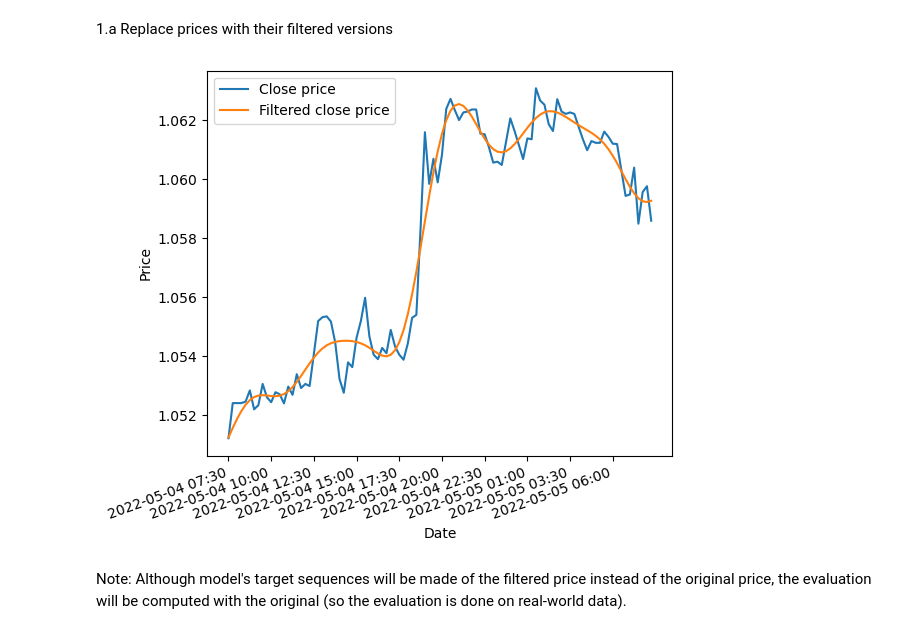
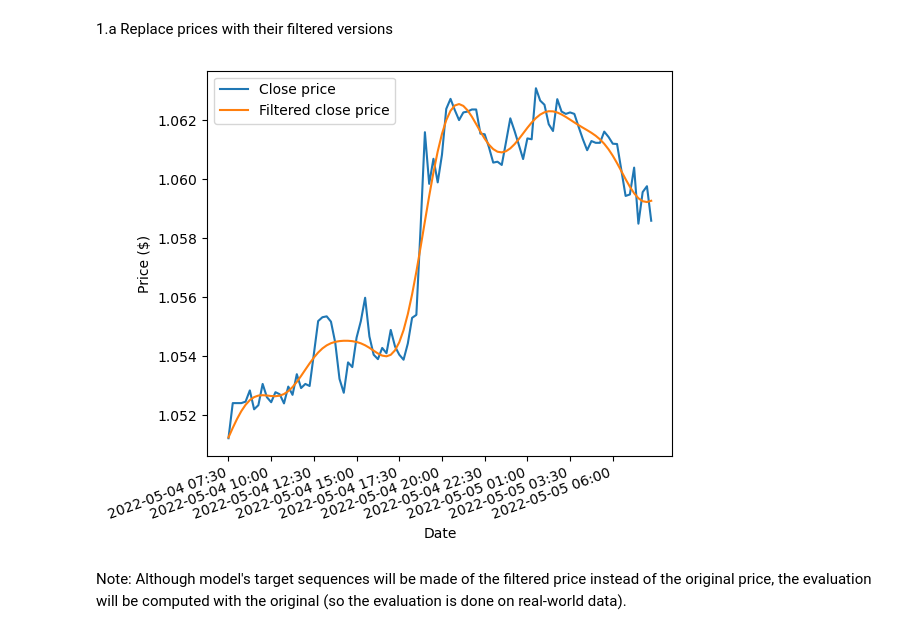
Before and after one commit to pribylr/bp, a Jupyter notebook: thesis_showcase.ipynb, the cells around one changed output. Cells and saved outputs as stored; diff of their text form; code cells hidden in the pictures.

```diff
--- a/thesis_showcase.ipynb
+++ b/thesis_showcase.ipynb
@@ -41,5 +41,7 @@ data.head()
 # %% [markdown]
 ## 1. Data preparation
+# %%
+data = data[data.shape[0]//2:]
 # %% [markdown]
 Model will be trained on input sequences of length 32 (eight hours) and target sequences of length 8 (two hours)
 # %%
@@ -60,19 +62,19 @@ data['bw_close'] = filtfilt(b, a, data['close'])
 # %%
 fig = plt.figure(figsize=(6, 5))
 ax1 = fig.add_subplot(111)
 
 ax1.plot(data['time'][:100], data['open'][:100], label='Close price')
 ax1.plot(data['time'][:100], data['bw_open'][:100], label='Filtered close price')
 
 every_nth = 10
 xticks = data['time'][:100:every_nth]
 ax1.set_xticks(xticks)
 ax1.set_xticklabels(xticks, rotation=20, ha='right');
 ax1.legend()
-ax1.set_ylabel('Price')
+ax1.set_ylabel('Price ($)')
 ax1.set_xlabel('Date');
 # %% [output]
-[figure, old version]
+[figure, new version]
 # %% [markdown]
 Note: Although model's target sequences will be made of the filtered price instead of the original price, the evaluation will be computed with the original (so the evaluation is done on real-world data).
 # %% [markdown]
```
Also changed, not shown: parts of 30 cells of this notebook.
